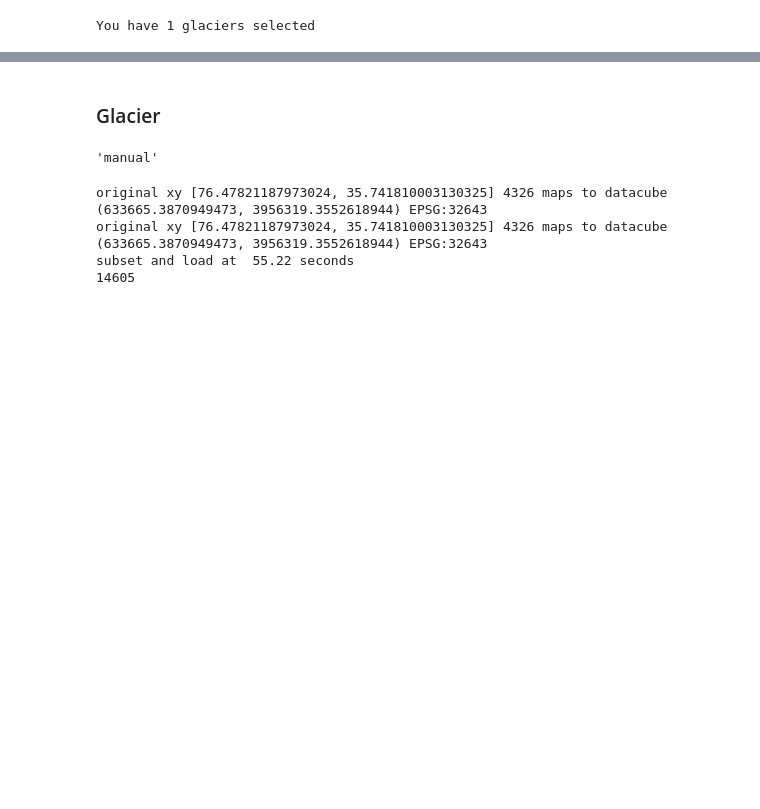
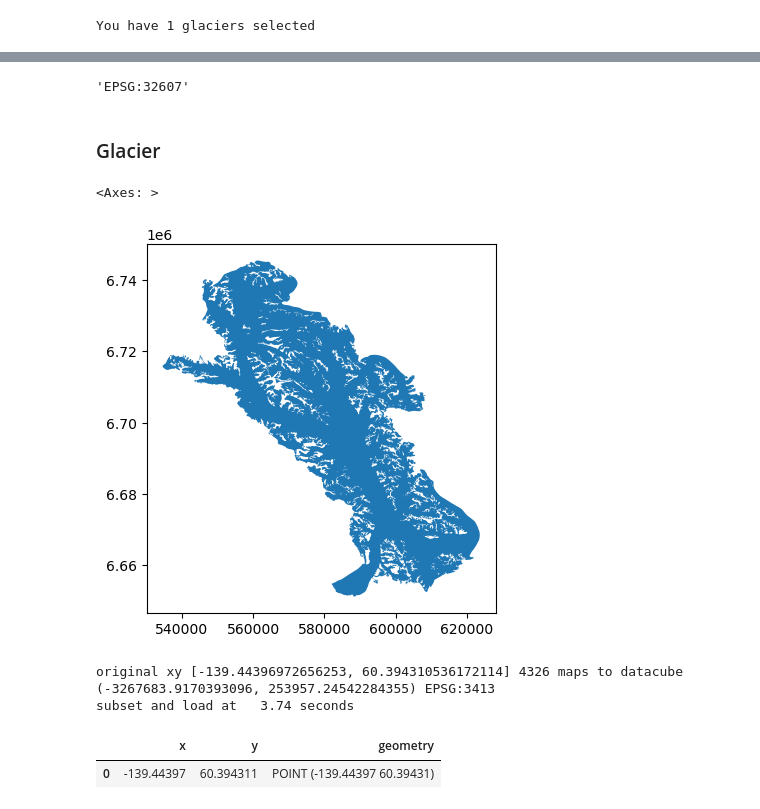
Before and after one commit to vdevauxchupin/ITS_LIVE_TOOL, a Jupyter notebook: nbs/03_obj_setup.ipynb, the cells around one changed output, grey strips where cells are left out. Saved outputs shown, nothing was run; the diff lists cells and outputs as text; code cells hidden in the pictures; blank space fills up the shorter version.

Commit message:
updates to datacube tools, interactive and obj setup

```diff
--- a/nbs/03_obj_setup.ipynb
+++ b/nbs/03_obj_setup.ipynb
@@ -616,23 +632,31 @@ urls
+# %%
+str(gpdf[0].estimate_utm_crs())
+# %% [output]
+'EPSG:32607'
 # %% [markdown]
 ### Glacier
 # %%
 #| hide
 
-glacier = Glacier('name', gpdf[0]['RGIID'].iloc[0], 'EPSG:32645', 'manual', urls[0])
+glacier = Glacier('name', gpdf[0]['RGIID'].iloc[0], str(gpdf[0].estimate_utm_crs()), 'manual', urls[0])
 # %%
 #| hide
 
-glacier.creation_type
+glacier.outline_prj.plot()
 # %% [output]
-'manual'
+<Axes: >
+[figure, added]
 # %%
 #| hide
 glacier_pt = Glacier_Point(glacier.name, 'label', glacier.rgi_id, [coords[0][1], coords[0][0]])
 # %% [output]
-original xy [76.47821187973024, 35.741810003130325] 4326 maps to datacube (633665.3870949473, 3956319.3552618944) EPSG:32643
-original xy [76.47821187973024, 35.741810003130325] 4326 maps to datacube (633665.3870949473, 3956319.3552618944) EPSG:32643
-subset and load at  55.22 seconds
-14605
+original xy [-139.44396972656253, 60.394310536172114] 4326 maps to datacube (-3267683.9170393096, 253957.24542284355) EPSG:3413
+subset and load at   3.74 seconds
 # %%
 #| hide
 glacier_centerline = Glacier_Centerline(glacier.name, glacier.rgi_id)
+# %%
+glacier_pt.point_gdf
+# %% [output]
+|  | x | y | geometry |
+| 0 | -139.44397 | 60.394311 | POINT (-139.44397 60.39431) |
```
Also changed, not shown: parts of 6 cells of this notebook, 4 other files.
